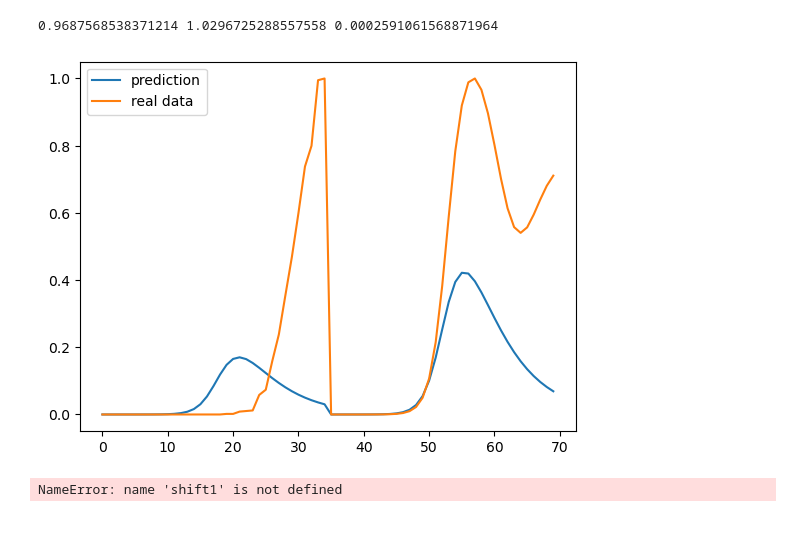
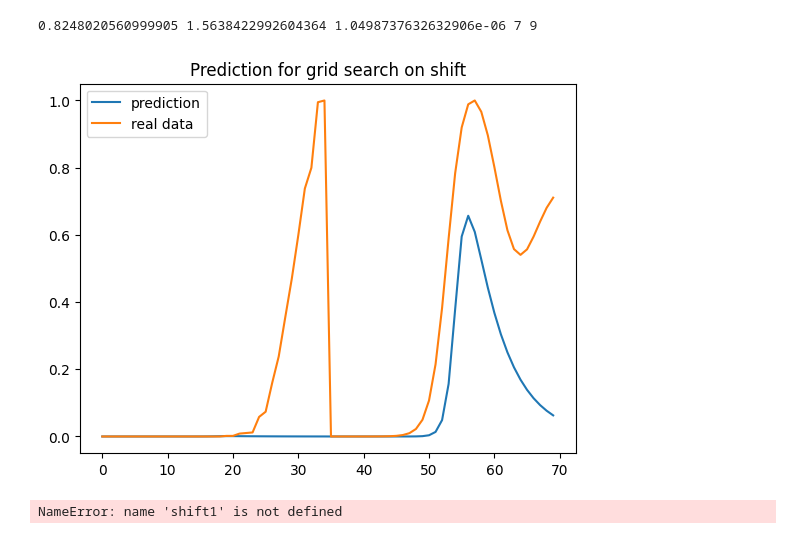
Before and after one commit to gregoirebechade/covid_internship, a Jupyter notebook: 04_exploring.ipynb, the cells around one changed output. Saved outputs shown, nothing was run; the diff lists cells and outputs as text; code cells hidden in the pictures.

```diff
--- a/04_exploring.ipynb
+++ b/04_exploring.ipynb
@@ -63,3 +63,17 @@ dates_of_pandemic_train=dates_of_pandemic[:split]
 
 
 data =np.array([ new_deaths, n_infected, mob_17_days_ahead ])
+# %%
+mysirwithoutI = Multi_SIRD_model()
+mysirwithoutI.choose_model(False, False)
+mysirwithoutI.train(dates_of_pandemic_train,data_train)
+a_noI, b_noI, d_noI = mysirwithoutI.a, mysirwithoutI.b, mysirwithoutI.d
+res=(sir_for_optim_normalized(dates_of_pandemic_train, a_noI, b_noI, d_noI, data_train[2], data_train[0], data_train[1],0, 0, True ))
+deads=res[:len(res)//2]
+infected=res[len(res)//2:]
+# plt.plot(np.concatenate((shift(deads, shift1), shift(infected, shift2))), label = 'prediction')
+plt.plot(res, label='prediction')
+plt.plot(np.concatenate((data_train[0]/max(data_train[0]), data_train[1]/max(data_train[1]))), label= 'real data')
+plt.legend()
+plt.title('Predictions for no shift and not taking I into account')
+plt.show()
@@ -65,0 +84,4 @@ data =np.array([ new_deaths, n_infected, mob_17_days_ahead ])
+# %%
+mysir_noshift = Multi_SIRD_model()
+mysir_noshift.choose_model(True, False)
+mysir_noshift.train(dates_of_pandemic_train,data_train)
@@ -70,19 +126,23 @@ mysir.train(dates_of_pandemic_train,data_train)
 # %%
 a, b, d = mysir.a, mysir.b, mysir.d
+shift1=mysir.shift1
+shift2=mysir.shift2
 # %%
-print(a,b,d)
+print(a,b,d,  shift1, shift2)
 # %% [output]
-0.9687568538371214 1.0296725288557558 0.0002591061568871964
+0.8248020560999905 1.5638422992604364 1.0498737632632906e-06 7 9
 # %%
-res=(sir_for_optim_normalized(dates_of_pandemic_train, a, b, d, data_train[2], data_train[0], data_train[1], ))
+res=(sir_for_optim_normalized(dates_of_pandemic_train, a, b, d, data_train[2], data_train[0], data_train[1],shift1, shift2, True ))
 deads=res[:len(res)//2]
 infected=res[len(res)//2:]
-plt.plot(np.concatenate((shift(deads, 0), shift(infected, 0))), label = 'prediction')
+# plt.plot(np.concatenate((shift(deads, shift1), shift(infected, shift2))), label = 'prediction')
+plt.plot(res, label='prediction')
 plt.plot(np.concatenate((data_train[0]/max(data_train[0]), data_train[1]/max(data_train[1]))), label= 'real data')
 plt.legend()
+plt.title('Prediction for grid search on shift')
 plt.show()
 # %% [output]
-[figure, old version]
+[figure, new version]
 # %%
 res=(sir_for_optim_normalized(dates_of_pandemic_train, a, b, d, data_train[2], data_train[0], data_train[1], shift1, 10))
 deads=res[:len(res)//2]
```
Also changed, not shown: parts of 4 cells of this notebook, 1 other file.
